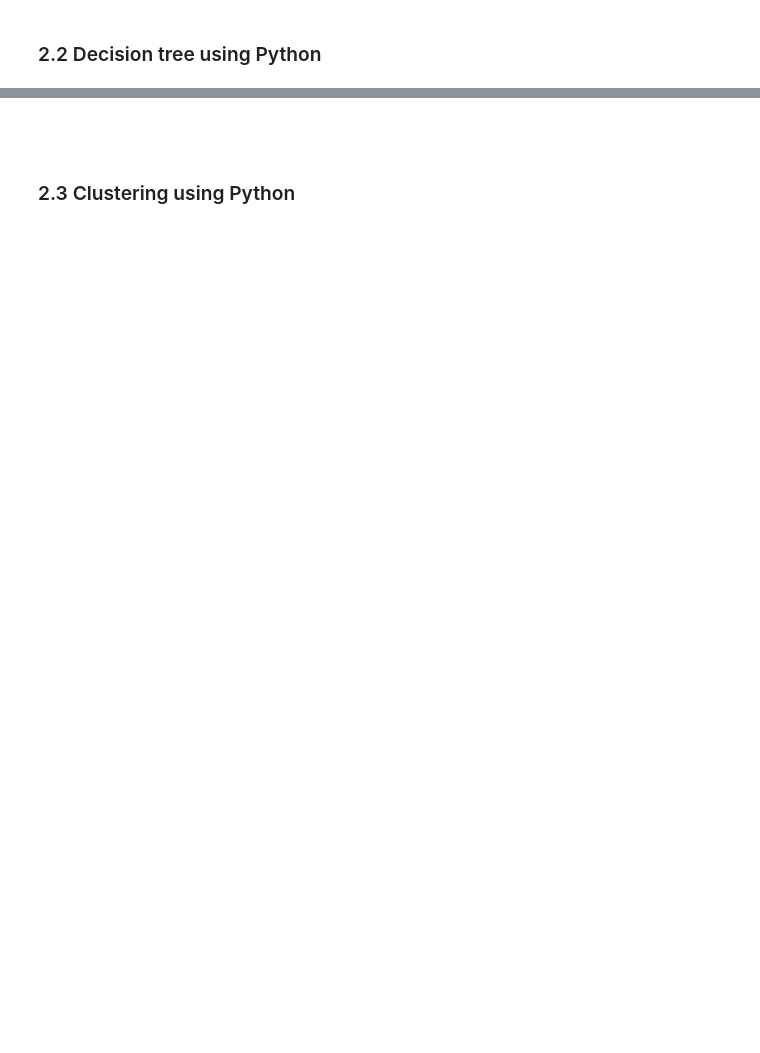
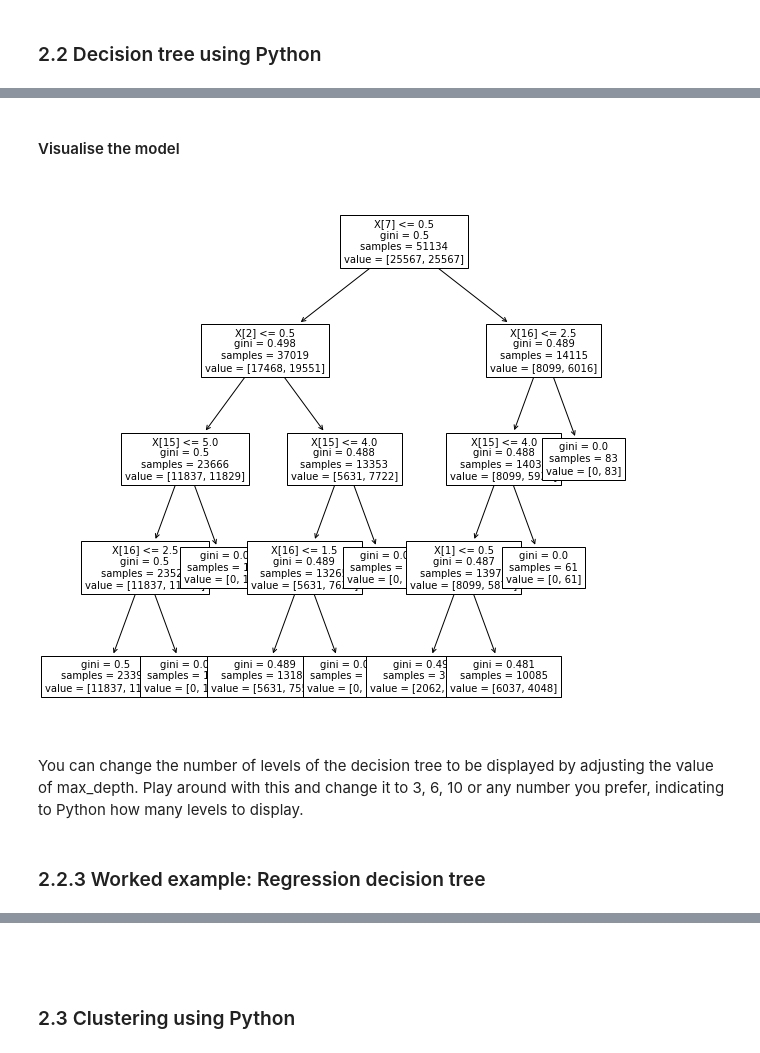
Before and after one commit to JavierConde1976/LSE_DA301_Week_2_Demonstrations, a Jupyter notebook: LSE_DA301_Week_2_Demonstrations.ipynb, the cells around one changed output, grey strips where cells are left out. Cells and saved outputs as stored; diff of their text form; code cells hidden in the pictures; blank space fills up the shorter version.

```diff
--- a/LSE_DA301_Week_2_Demonstrations.ipynb
+++ b/LSE_DA301_Week_2_Demonstrations.ipynb
@@ -752,0 +776,6 @@ Confusion Matrix - Screenshot 2022-07-22 at 10.29.39.png
+# %%
+# Read the provided CSV file/data set.
+df = pd.read_csv('customer_data.csv')
+
+# Print a summary of the DataFrame to sense-check it.
+df.info()
@@ -752,0 +802,14 @@ Confusion Matrix - Screenshot 2022-07-22 at 10.29.39.png
+# %%
+# As with the BLR and SVM models, we need to update the Edu column to eliminate any periods.
+# The same code snippet and explanation applies compared to the BLR and SVM models.
+
+# [1] Update all the details of the education column:
+df.loc[df['Edu'].str.contains('basic'),'Edu' ] = 'pre-school'
+df.loc[df['Edu'].str.contains('university'),'Edu' ] = 'uni'
+df.loc[df['Edu'].str.contains('high'),'Edu' ] = 'high-school'
+df.loc[df['Edu'].str.contains('professional') ,'Edu'] = 'masters'
+df.loc[df['Edu'].str.contains('illiterate'),'Edu' ] = 'other'
+df.loc[df['Edu'].str.contains('unknown'),'Edu' ] = 'other'
+
+# [2] Display all the unique values/check changes.
+df['Edu'].unique()
@@ -752,0 +948,13 @@ Confusion Matrix - Screenshot 2022-07-22 at 10.29.39.png
+# %%
+# Import the DecisionTreeClassifier class from sklearn.
+from sklearn.tree import DecisionTreeClassifier
+
+# Create a classification decision tree classifier object as dtc
+# We choose the level of depth here (could be 4, could be anything we's like)
+dtc = DecisionTreeClassifier(criterion='gini', max_depth=4, random_state=1)
+
+# Train the decision tree classifier.
+dtc = dtc.fit(os_data_X, os_data_y)
+
+# Predict the response for the test data set.
+y_pred = dtc.predict(X_test)
@@ -752,0 +1017,20 @@ Confusion Matrix - Screenshot 2022-07-22 at 10.29.39.png
+# %% [markdown]
+#### Visualise the model
+# %%
+# Import matplotlib to create a visualisation
+# and the tree package from sklearn:
+import matplotlib.pyplot as plt
+from sklearn import tree
+
+# Plot the decision tree to create the visualisation:
+fig, ax = plt.subplots(figsize=(10, 10))
+tree.plot_tree(dtc, fontsize=10)
+
+# Print the plot with plt.show().
+plt.show()
+# %% [output]
+[figure, added]
+# %% [markdown]
+You can change the number of levels of the decision tree to be displayed by adjusting the value of max_depth. Play around with this and change it to 3, 6, 10 or any number you prefer, indicating to Python how many levels to display.
+# %% [markdown]
+### 2.2.3 Worked example: Regression decision tree
```
Also changed, not shown: parts of 68 cells of this notebook.
